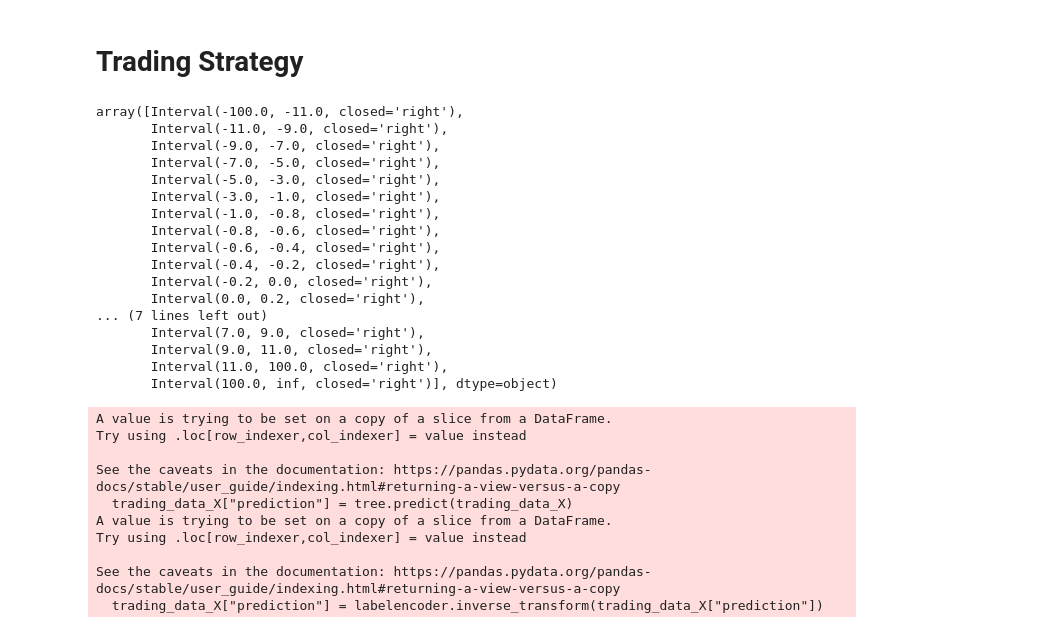
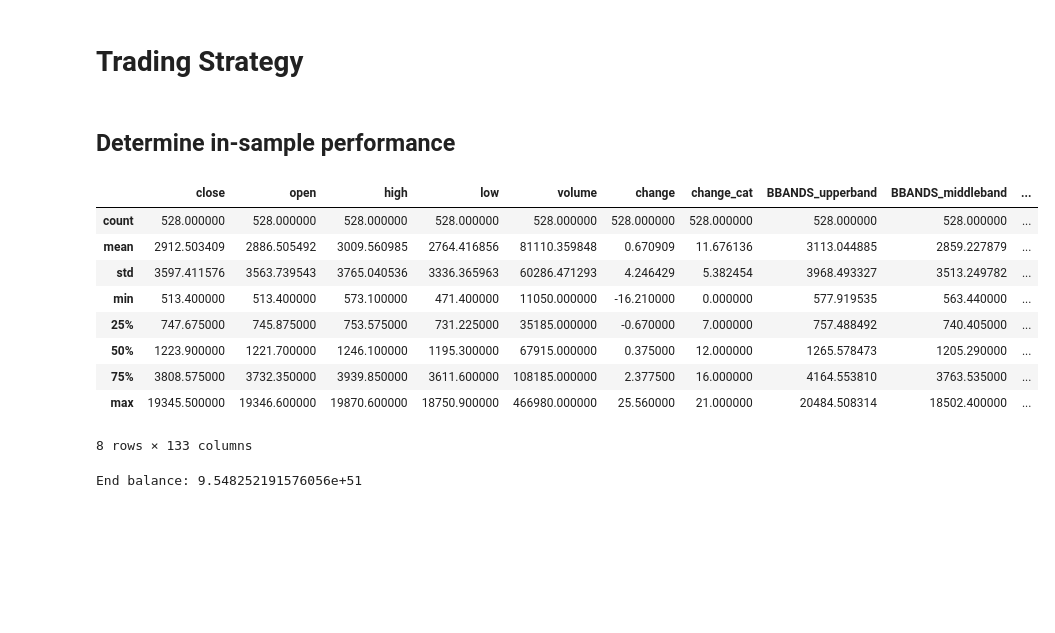
Before and after one commit to scriptify/btc-predict, a Jupyter notebook: BTC.ipynb, the cells around one changed output. Saved outputs shown, nothing was run; the diff lists cells and outputs as text; code cells hidden in the pictures; blank space fills up the shorter version.

Commit message:
basic trading strategy

```diff
--- a/BTC.ipynb
+++ b/BTC.ipynb
@@ -620,36 +608,2 @@ Accuracy: 0.4185606060606061
 # %% [markdown]
 # Trading Strategy
-# %%
-labelencoder.classes_
-# %% [output]
-array([Interval(-100.0, -11.0, closed='right'),
-       Interval(-11.0, -9.0, closed='right'),
-       Interval(-9.0, -7.0, closed='right'),
-       Interval(-7.0, -5.0, closed='right'),
-       Interval(-5.0, -3.0, closed='right'),
-       Interval(-3.0, -1.0, closed='right'),
-       Interval(-1.0, -0.8, closed='right'),
-       Interval(-0.8, -0.6, closed='right'),
-       Interval(-0.6, -0.4, closed='right'),
-       Interval(-0.4, -0.2, closed='right'),
-       Interval(-0.2, 0.0, closed='right'),
-       Interval(0.0, 0.2, closed='right'),
-... (7 lines left out)
-       Interval(7.0, 9.0, closed='right'),
-       Interval(9.0, 11.0, closed='right'),
-       Interval(11.0, 100.0, closed='right'),
-       Interval(100.0, inf, closed='right')], dtype=object)
-# %%
-trading_data_X = train[features]
-trading_data_X["prediction"] = tree.predict(trading_data_X)
-# %% [output]
-A value is trying to be set on a copy of a slice from a DataFrame.
-Try using .loc[row_indexer,col_indexer] = value instead
-
-See the caveats in the documentation: https://pandas.pydata.org/pandas-docs/stable/user_guide/indexing.html#returning-a-view-versus-a-copy
-  trading_data_X["prediction"] = tree.predict(trading_data_X)
-A value is trying to be set on a copy of a slice from a DataFrame.
-Try using .loc[row_indexer,col_indexer] = value instead
-
-See the caveats in the documentation: https://pandas.pydata.org/pandas-docs/stable/user_guide/indexing.html#returning-a-view-versus-a-copy
-  trading_data_X["prediction"] = labelencoder.inverse_transform(trading_data_X["prediction"])
@@ -655,0 +615,37 @@ See the caveats in the documentation: https://pandas.pydata.org/pandas-docs/stab
+# %% [markdown]
+## Determine in-sample performance
+# %%
+trading_data = test.copy()
+trading_data["predicted"] = tree.predict(trading_data[features])
+trading_data["predicted_cat"] = labelencoder.inverse_transform(trading_data["predicted"])
+trading_data["did_win"] = np.where(((trading_data.predicted_cat > pd.Interval(0, 0)) & trading_data.change > 0) | (trading_data.change < 0 & (trading_data.predicted_cat <= pd.Interval(0, 0))), 1, 0)
+# %%
+# trading_data["win_ratio"] = np.where(trading_data.did_win == 1, abs(trading_data.change - 1), 0);
+# trading_data["loss_ratio"] = np.where(trading_data.did_win == 0, abs(trading_data.change - 1), 0);
+# grouped = trading_data.loc[:, ["predicted_cat",  "did_win"]].groupby("predicted_cat")
+# grouped["win_ratio"] = grouped.apply(lambda row: trading_data[row.predicted_cat == trading_data.predicted_cat].sum() / trading_data[row.predicted_cat == trading_data.predicted_cat].count())
+# grouped["loss_ratio"] = trading_data[trading_data.did_win == 0].sum() / trading_data.count()
+# grouped.describe()
+trading_data.describe()
+# %% [output]
+|  | close | open | high | low | volume | change | change_cat | BBANDS_upperband | BBANDS_middleband | ... |
+| count | 528.000000 | 528.000000 | 528.000000 | 528.000000 | 528.000000 | 528.000000 | 528.000000 | 528.000000 | 528.000000 | ... |
+| mean | 2912.503409 | 2886.505492 | 3009.560985 | 2764.416856 | 81110.359848 | 0.670909 | 11.676136 | 3113.044885 | 2859.227879 | ... |
+| std | 3597.411576 | 3563.739543 | 3765.040536 | 3336.365963 | 60286.471293 | 4.246429 | 5.382454 | 3968.493327 | 3513.249782 | ... |
+| min | 513.400000 | 513.400000 | 573.100000 | 471.400000 | 11050.000000 | -16.210000 | 0.000000 | 577.919535 | 563.440000 | ... |
+| 25% | 747.675000 | 745.875000 | 753.575000 | 731.225000 | 35185.000000 | -0.670000 | 7.000000 | 757.488492 | 740.405000 | ... |
+| 50% | 1223.900000 | 1221.700000 | 1246.100000 | 1195.300000 | 67915.000000 | 0.375000 | 12.000000 | 1265.578473 | 1205.290000 | ... |
+| 75% | 3808.575000 | 3732.350000 | 3939.850000 | 3611.600000 | 108185.000000 | 2.377500 | 16.000000 | 4164.553810 | 3763.535000 | ... |
+| max | 19345.500000 | 19346.600000 | 19870.600000 | 18750.900000 | 466980.000000 | 25.560000 | 21.000000 | 20484.508314 | 18502.400000 | ... |
+8 rows × 133 columns
+# %%
+start_balance = 100
+end_balance = start_balance
+risk = 0.1
+for index, row in trading_data.iterrows():
+    capital = end_balance * risk
+    end_balance = end_balance + (capital * abs(row.change)) if row.did_win == 1 else end_balance - capital
+
+print("End balance: " + str(end_balance))
+# %% [output]
+End balance: 9.548252191576056e+51
```
Also changed, not shown: parts of 6 cells of this notebook.
